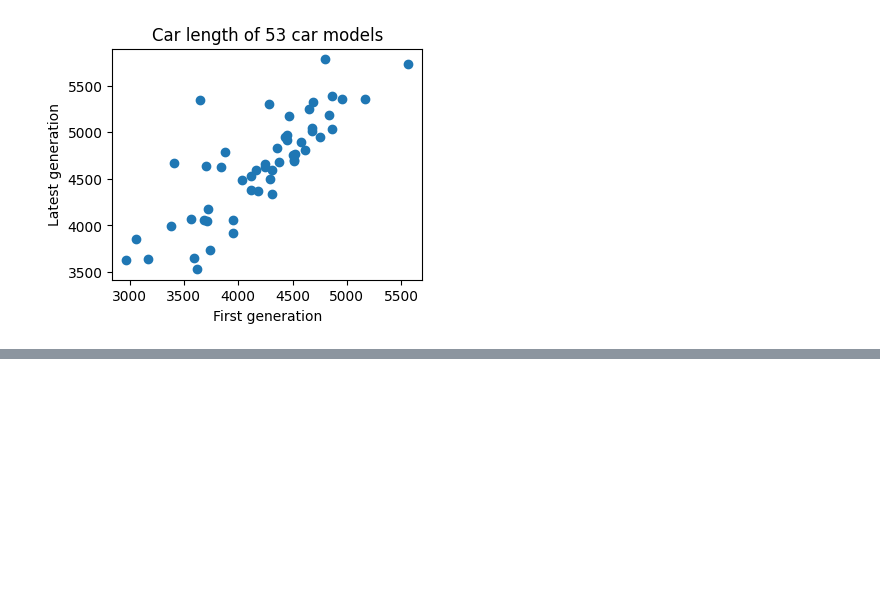
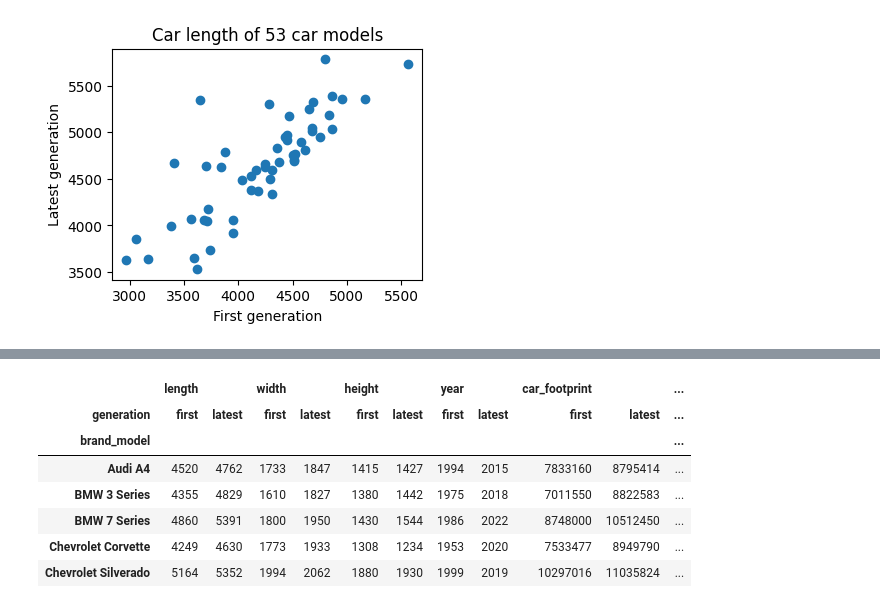
Before and after one commit to sanagahoi/Python_labs, a Jupyter notebook: cisco-labs/car-dimensions-project/car-dimensions.ipynb, the cells around one changed output, grey strips where cells are left out. Cells and saved outputs as stored; diff of their text form; code cells hidden in the pictures; blank space fills up the shorter version.

```diff
--- a/cisco-labs/car-dimensions-project/car-dimensions.ipynb
+++ b/cisco-labs/car-dimensions-project/car-dimensions.ipynb
@@ -90,0 +89,16 @@ plt.show()
+# %%
+# Calculate car footprint (length * width) in square meters
+df['footprint_m2'] = (df['length'] * df['width']) / 1_000_000
+
+# Pivot data to get side-by-side comparison per car model
+pivot_df = df.pivot(index='brand_model', columns='generation')
+pivot_df.head()
+# %% [output]
+|  | length |  | width |  | height |  | year |  | car_footprint |  | ... |
+| generation | first | latest | first | latest | first | latest | first | latest | first | latest | ... |
+| brand_model |  |  |  |  |  |  |  |  |  |  | ... |
+| Audi A4 | 4520 | 4762 | 1733 | 1847 | 1415 | 1427 | 1994 | 2015 | 7833160 | 8795414 | ... |
+| BMW 3 Series | 4355 | 4829 | 1610 | 1827 | 1380 | 1442 | 1975 | 2018 | 7011550 | 8822583 | ... |
+| BMW 7 Series | 4860 | 5391 | 1800 | 1950 | 1430 | 1544 | 1986 | 2022 | 8748000 | 10512450 | ... |
+| Chevrolet Corvette | 4249 | 4630 | 1773 | 1933 | 1308 | 1234 | 1953 | 2020 | 7533477 | 8949790 | ... |
+| Chevrolet Silverado | 5164 | 5352 | 1994 | 2062 | 1880 | 1930 | 1999 | 2019 | 10297016 | 11035824 | ... |
```
Also changed, not shown: parts of 8 cells of this notebook.
